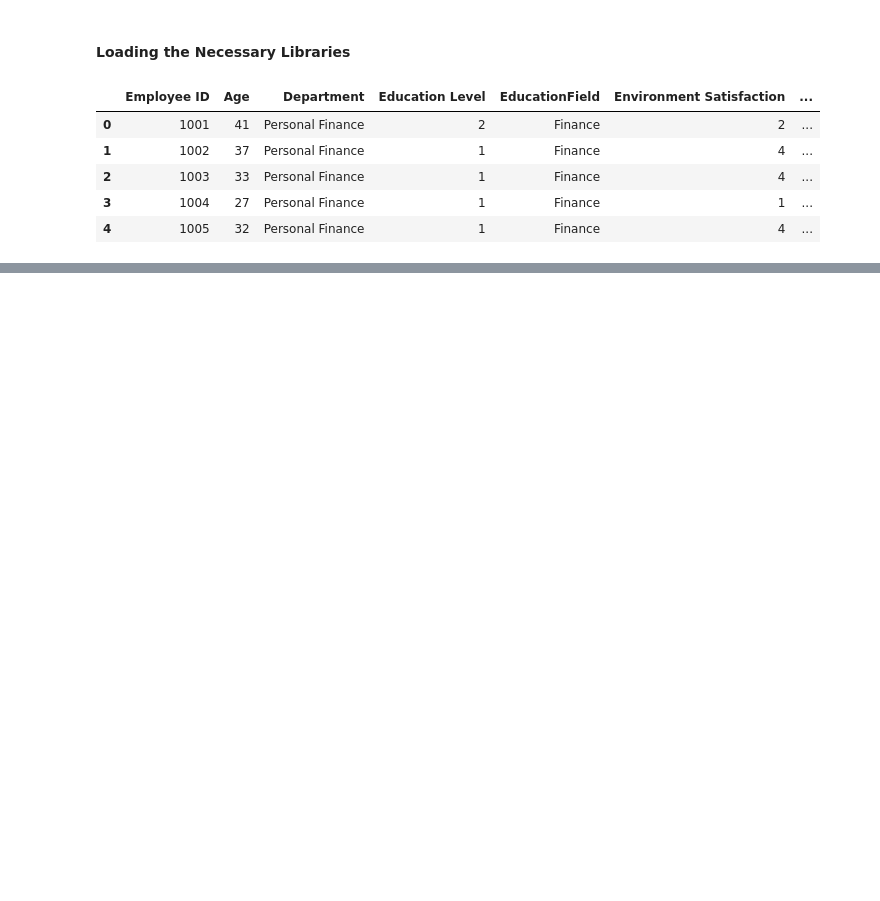
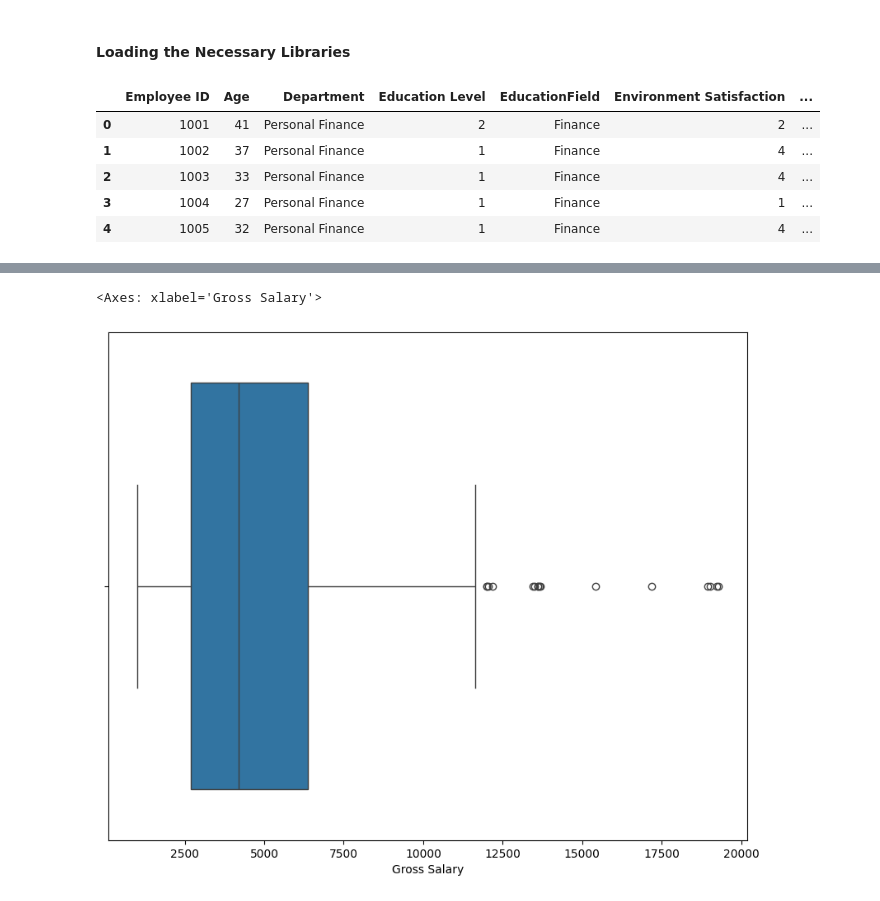
Before and after one commit to AndyMortey/Employee-Attrition-Predictor, a Jupyter notebook: notebook.ipynb, the cells around one changed output, grey strips where cells are left out. Cells and saved outputs as stored; diff of their text form; code cells hidden in the pictures; blank space fills up the shorter version.

```diff
--- a/notebook.ipynb
+++ b/notebook.ipynb
@@ -55,0 +204,6 @@ data.head()
+# %%
+plt.figure(figsize=(10, 8))
+sns.boxplot(data=data['Gross Salary'], orient='h')
+# %% [output]
+<Axes: xlabel='Gross Salary'>
+[figure, added]
```
Also changed, not shown: parts of 24 cells of this notebook, 1 other file.
